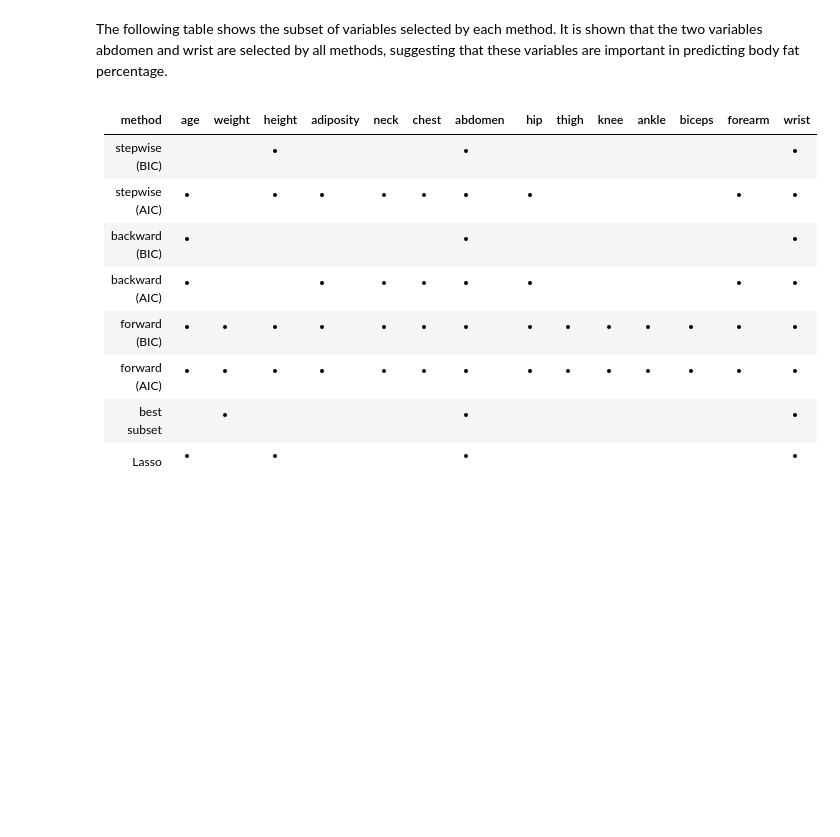
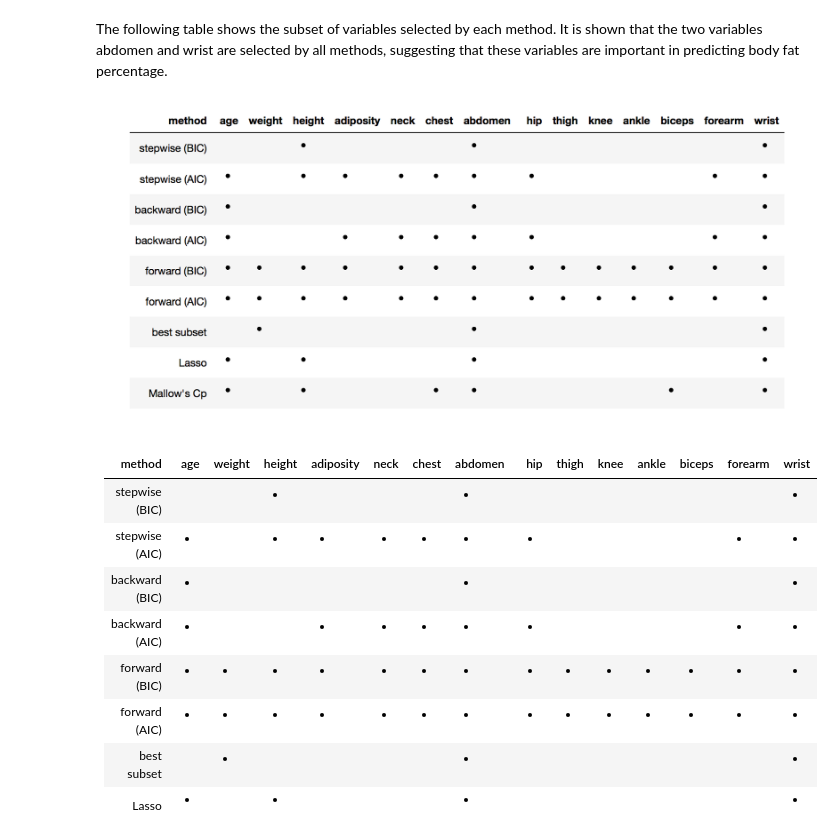
Before and after one commit to stat628M2G8T/bodyfat-measurement, a Jupyter notebook: Body Fat.ipynb, the cells around one changed output. Drawn from its saved outputs; the diff is of its cells as text; code cells hidden in the pictures; blank space fills up the shorter version.

```diff
--- a/Body Fat.ipynb
+++ b/Body Fat.ipynb
@@ -253,6 +253,11 @@ Loading required package: foreach
 Loaded glmnet 2.0-16
 # %% [markdown]
 The following table shows the subset of variables selected by each method. It is shown that the two variables abdomen and wrist are selected by all methods, suggesting that these variables are important in predicting body fat percentage.
+# %%
+library("IRdisplay")
+display_png(file="pic/variable selection.png")
+# %% [output]
+[figure, added]
 # %% [markdown]
 | method | age | weight | height | adiposity | neck | chest |  abdomen | hip | thigh | knee | ankle | biceps| forearm | wrist |
 | --- | --- | --- | --- | --- | --- | --- | --- | --- | --- | --- | --- | --- | --- | --- |
```
